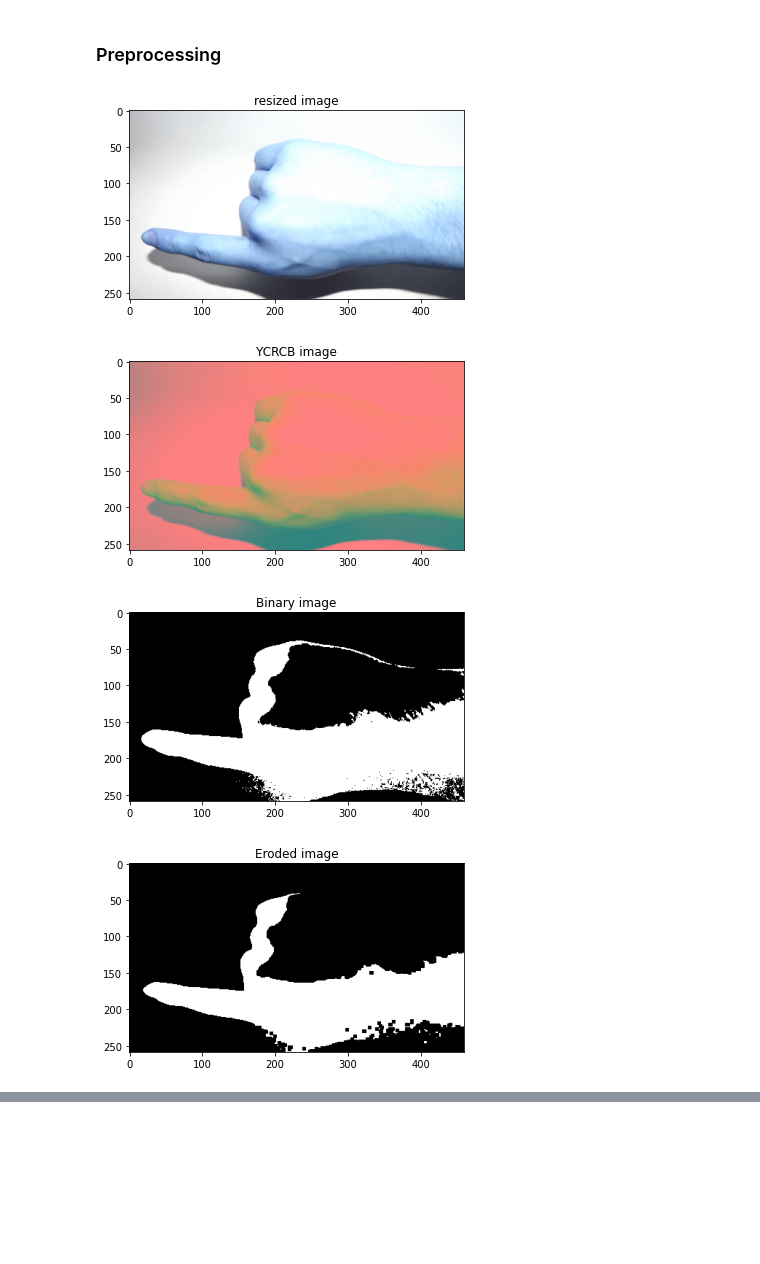
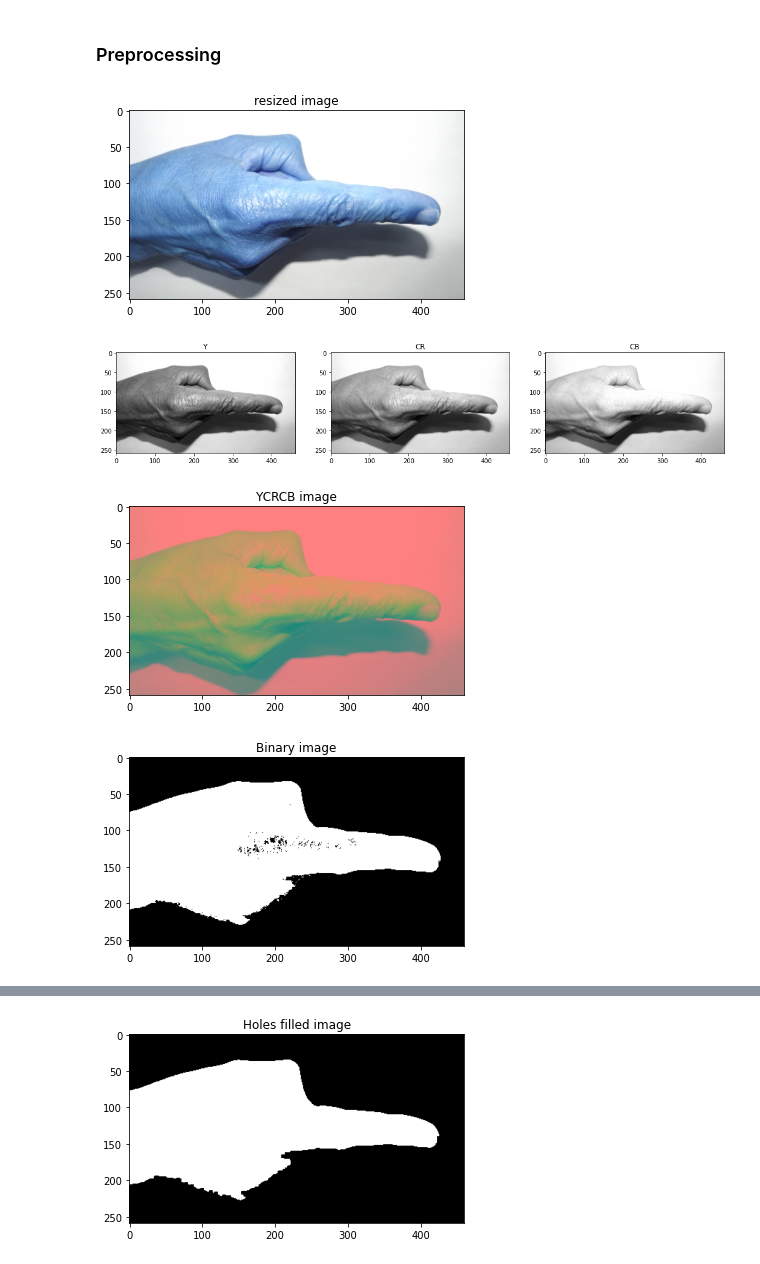
Before and after one commit to hazemtarekelaswad/Hand-Gesture-Recognition, a Jupyter notebook: src/pre_processing.ipynb, the cells around one changed output, grey strips where cells are left out. Drawn from its saved outputs; the diff is of its cells as text; code cells hidden in the pictures; blank space fills up the shorter version.

Commit message:
change script to test one image

```diff
--- a/src/pre_processing.ipynb
+++ b/src/pre_processing.ipynb
@@ -41,41 +41,59 @@ def read_images():
 images, labels = read_images()
 # %% [markdown]
 ### Preprocessing
+# %%
+def crop_image(image, threshold=30):
+    left = image[:, :threshold]
+    right = image[:, -threshold:]
+
+    white_count_left = np.sum(left == 255)
+    white_count_right = np.sum(right == 255)
+
+    if white_count_left > white_count_right:
+        image = image[:, threshold:]
+    else:
+        image = image[:, :-threshold]
+    return image
 # %%
 def preprocess_image(image: np.ndarray) -> np.ndarray:
     resize_ratio = 0.1
 
+
     image = cv2.resize(image, (int(image.shape[1] * resize_ratio), int(image.shape[0] * resize_ratio)))
+
     show_images([image], ['resized image'])
+    show_images([image[:, :, 0], image[:, :, 1], image[:, :, 2]], ['Y', 'CR', 'CB'])
 
     image = cv2.cvtColor(image, cv2.COLOR_BGR2YCR_CB)
     show_images([image], ['YCRCB image'])
 
-    lower_bound = np.array([0, 133, 77])
+    # image[:, :, 0] = cv2.equalizeHist(image[:, : ,0])
+    # show_images([image[:, :, 0], image[:, :, 1], image[:, :, 2]], ['Y', 'CR', 'CB'])
+
+    lower_bound = np.array([0, 138, 77])
     upper_bound = np.array([255, 173, 127])
     image = cv2.inRange(image, lower_bound, upper_bound)
     show_images([image], ['Binary image'])
-
-    # kernel = np.ones((5, 5), np.uint8)
-    # image = cv2.dilate(image, kernel, iterations=5)
-    # show_images([image])
 
     kernel = np.ones((5, 5), np.uint8)
     image = cv2.erode(image, kernel, iterations=1)
     show_images([image], ['Eroded image'])
 
     image = ndimage.binary_fill_holes(image).astype(np.int8)
+    image = change_gray_range(image, format=255)
     show_images([image], ['Holes filled image'])
 
-    # image = any2gray(image)
-    # image = change_gray_range(image, format=255)
-    # image = change_gray_range(rescale(image, 0.1, anti_aliasing=True))
-    # image = convert_to_binary(image, threshold=140)
+    print(image.shape)
+    image = crop_image(image)
+    show_images([image], ['Cropped image'])
+    print(image.shape)
+
+
     return image
 # %%
-preprocess_image(cv2.imread('../dataset/men/1/1_men (34).JPG'))
+preprocess_image(cv2.imread('../dataset/men/1/1_men (58).JPG'))
 # %% [output]
-[figure, old version]
+[figure, new version]
-[figure, old version]
+[figure, new version]
-[figure, old version]
+[figure, new version]
-[figure, old version]
+[figure, new version]
@@ -82,0 +101 @@ preprocess_image(cv2.imread('../dataset/men/1/1_men (34).JPG'))
+[figure, added]
```
Also changed, not shown: parts of 3 cells of this notebook, 6 other files.
